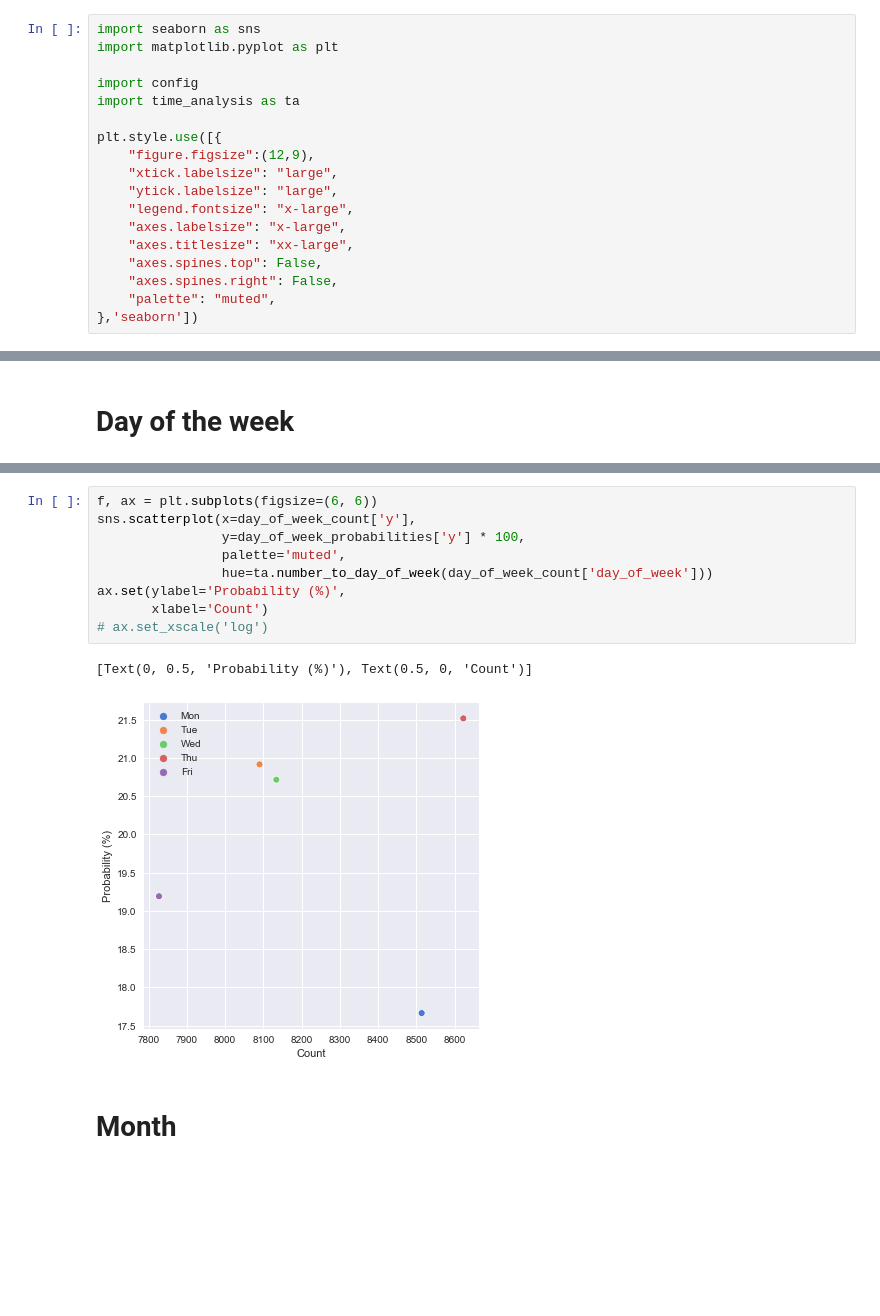
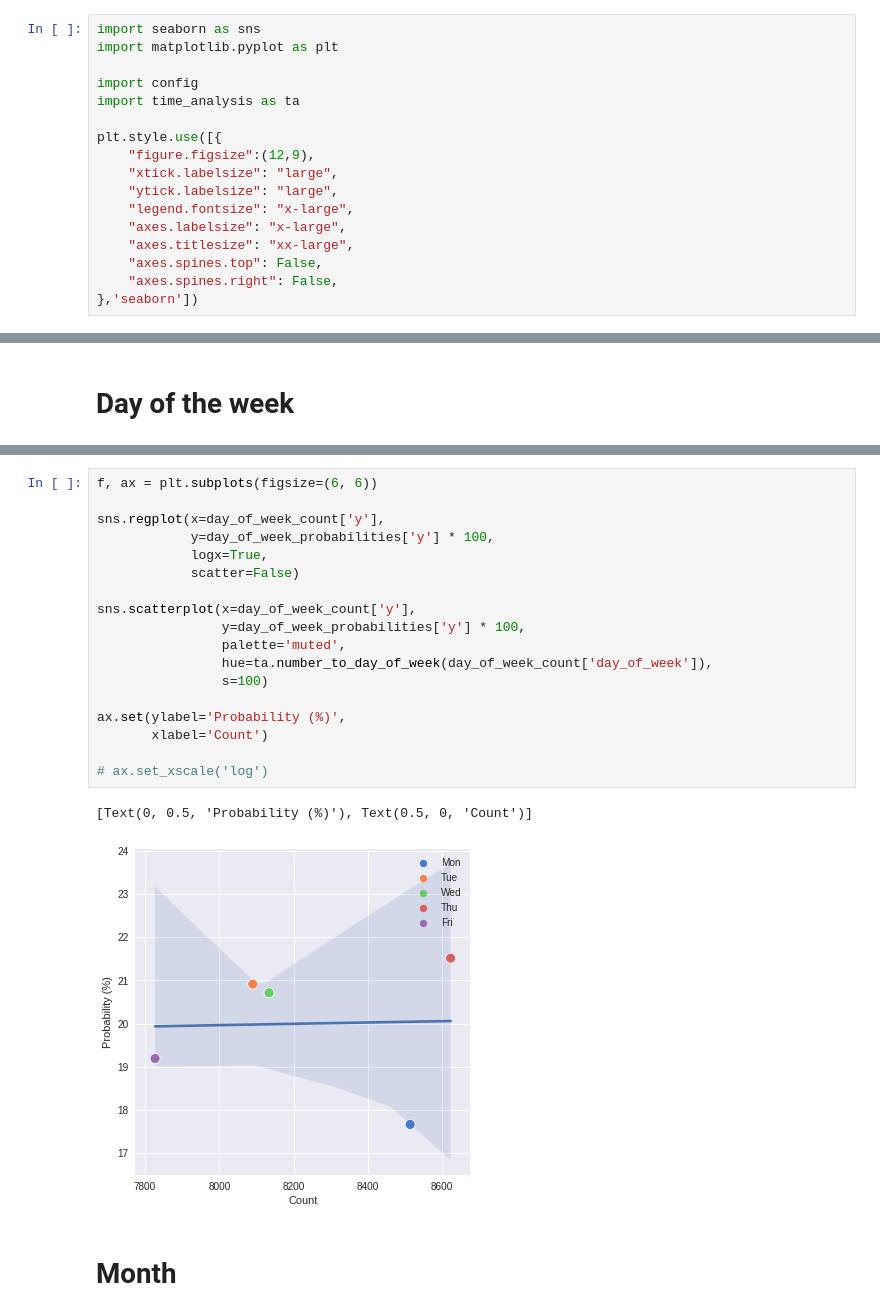
Before and after one commit to sepehrfrgh/ece143_direct_marketing, a Jupyter notebook: time_analysis.ipynb, the cells around one changed output, grey strips where cells are left out. Drawn from its saved outputs; the diff is of its cells as text; blank space fills up the shorter version.

Commit message:
added scatter plots

```diff
--- a/time_analysis.ipynb
+++ b/time_analysis.ipynb
@@ -14,7 +14,6 @@ plt.style.use([{
     "axes.titlesize": "xx-large",
     "axes.spines.top": False,
     "axes.spines.right": False,
-    "palette": "muted",
 },'seaborn'])
 # %% [markdown]
 # Load Data
@@ -62,16 +61,25 @@ ax.set(ylabel='Counts')
 [figure]
 # %%
 f, ax = plt.subplots(figsize=(6, 6))
+
+sns.regplot(x=day_of_week_count['y'],
+            y=day_of_week_probabilities['y'] * 100,
+            logx=True,
+            scatter=False)
+
 sns.scatterplot(x=day_of_week_count['y'],
                 y=day_of_week_probabilities['y'] * 100,
                 palette='muted',
-                hue=ta.number_to_day_of_week(day_of_week_count['day_of_week']))
+                hue=ta.number_to_day_of_week(day_of_week_count['day_of_week']),
+                s=100)
+
 ax.set(ylabel='Probability (%)',
        xlabel='Count')
+
 # ax.set_xscale('log')
 # %% [output]
 [Text(0, 0.5, 'Probability (%)'), Text(0.5, 0, 'Count')]
-[figure, old version]
+[figure, new version]
 # %% [markdown]
 # Month
 # %%
```
Also changed, not shown: parts of 7 cells of this notebook.
